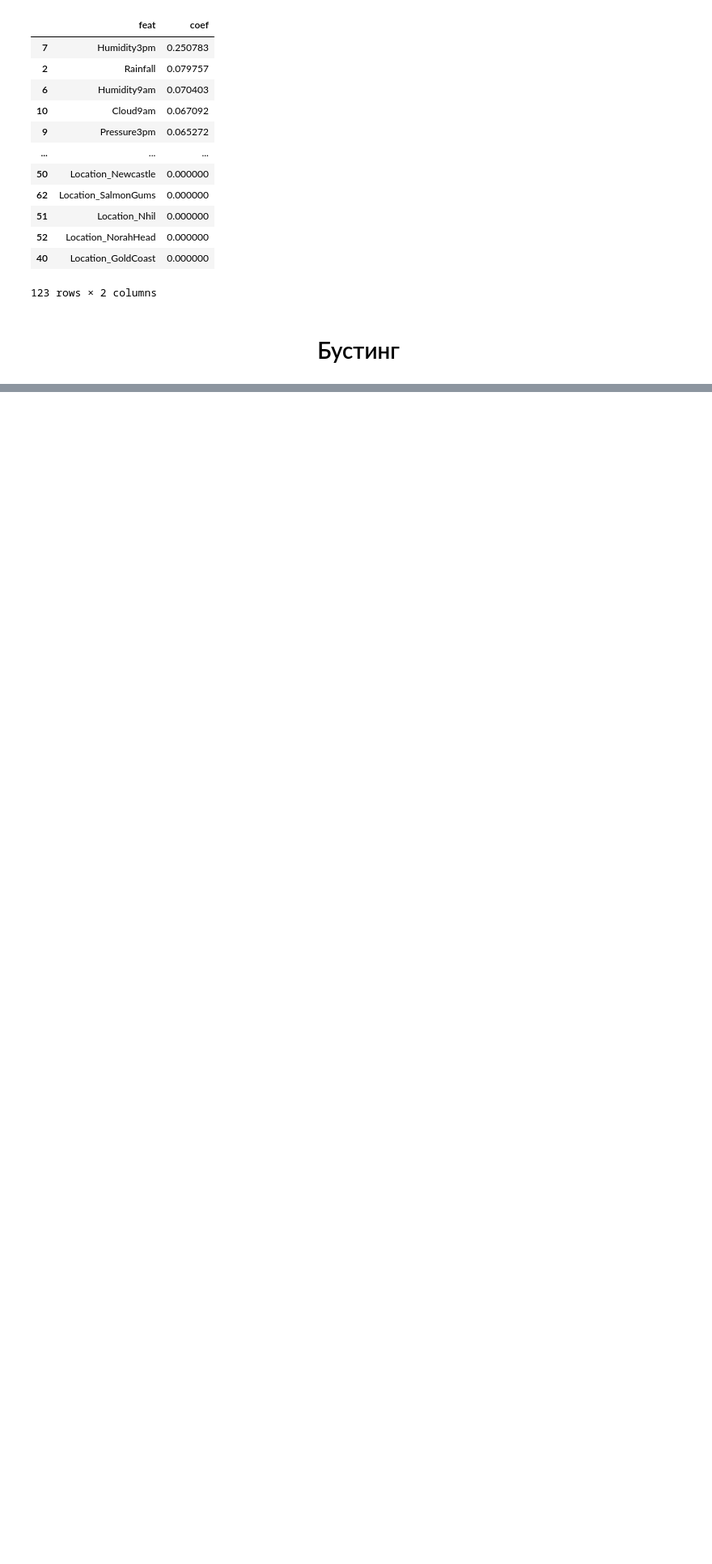
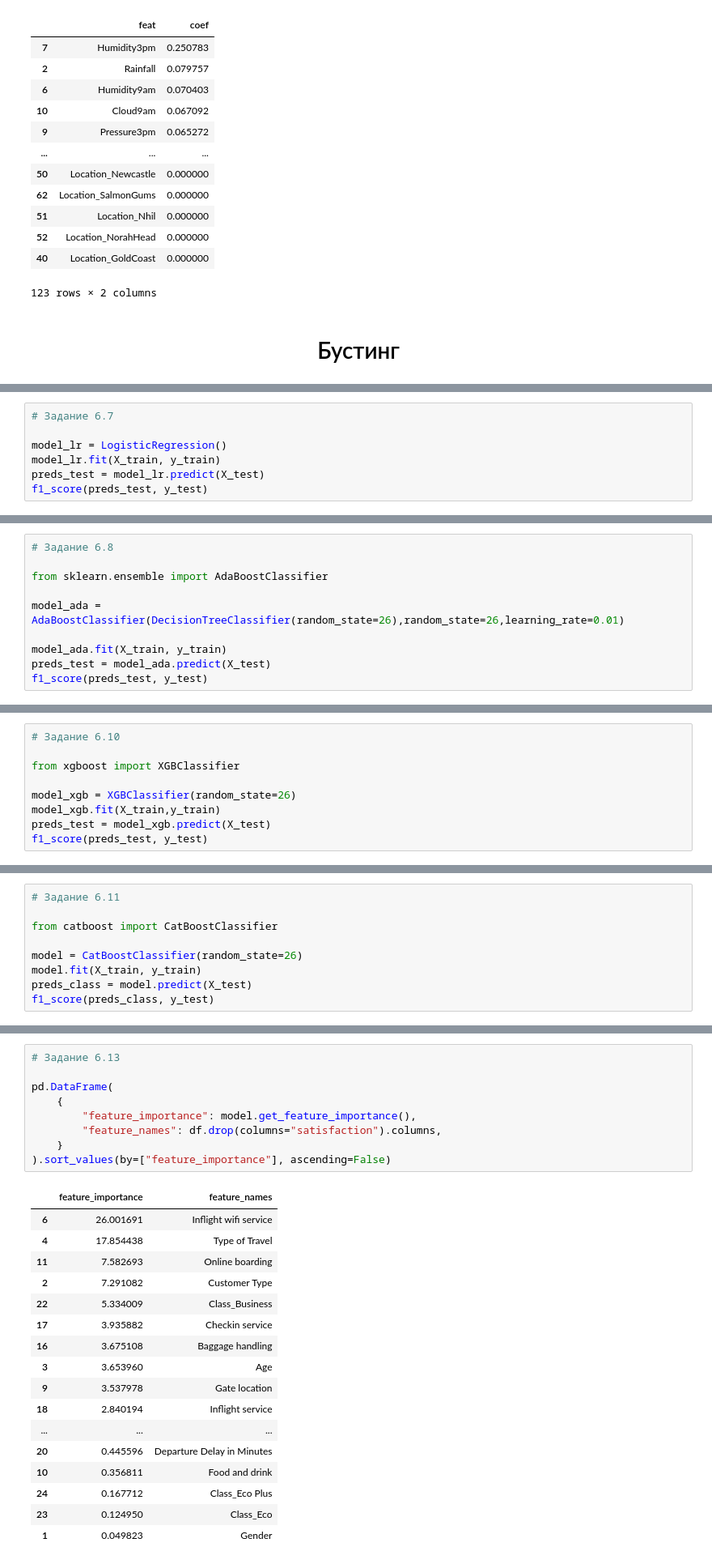
Before and after one commit to Rai1ag/Library, a Jupyter notebook: 6.HM_8_Математика ансамблей/theory.ipynb, the cells around one changed output, grey strips where cells are left out. Shown at 81% size. Drawn from its saved outputs; the diff is of its cells as text; blank space fills up the shorter version.

```diff
--- a/6.HM_8_Математика ансамблей/theory.ipynb
+++ b/6.HM_8_Математика ансамблей/theory.ipynb
@@ -463,0 +652,7 @@ pd.DataFrame({'feat': feature_names,
+# %%
+# Задание 6.7
+
+model_lr = LogisticRegression()
+model_lr.fit(X_train, y_train)
+preds_test = model_lr.predict(X_test)
+f1_score(preds_test, y_test)
@@ -463,0 +661,10 @@ pd.DataFrame({'feat': feature_names,
+# %%
+# Задание 6.8
+
+from sklearn.ensemble import AdaBoostClassifier
+
+model_ada = AdaBoostClassifier(DecisionTreeClassifier(random_state=26),random_state=26,learning_rate=0.01)
+
+model_ada.fit(X_train, y_train)
+preds_test = model_ada.predict(X_test)
+f1_score(preds_test, y_test)
@@ -463,0 +714,9 @@ pd.DataFrame({'feat': feature_names,
+# %%
+# Задание 6.10
+
+from xgboost import XGBClassifier
+
+model_xgb = XGBClassifier(random_state=26)
+model_xgb.fit(X_train,y_train)
+preds_test = model_xgb.predict(X_test)
+f1_score(preds_test, y_test)
@@ -463,0 +725,9 @@ pd.DataFrame({'feat': feature_names,
+# %%
+# Задание 6.11
+
+from catboost import CatBoostClassifier
+
+model = CatBoostClassifier(random_state=26)
+model.fit(X_train, y_train)
+preds_class = model.predict(X_test)
+f1_score(preds_class, y_test)
@@ -463,0 +765,27 @@ pd.DataFrame({'feat': feature_names,
+# %%
+# Задание 6.13
+
+pd.DataFrame(
+    {
+        "feature_importance": model.get_feature_importance(),
+        "feature_names": df.drop(columns="satisfaction").columns,
+    }
+).sort_values(by=["feature_importance"], ascending=False)
+# %% [output]
+|  | feature_importance | feature_names |
+| 6 | 26.001691 | Inflight wifi service |
+| 4 | 17.854438 | Type of Travel |
+| 11 | 7.582693 | Online boarding |
+| 2 | 7.291082 | Customer Type |
+| 22 | 5.334009 | Class_Business |
+| 17 | 3.935882 | Checkin service |
+| 16 | 3.675108 | Baggage handling |
+| 3 | 3.653960 | Age |
+| 9 | 3.537978 | Gate location |
+| 18 | 2.840194 | Inflight service |
+| ... | ... | ... |
+| 20 | 0.445596 | Departure Delay in Minutes |
+| 10 | 0.356811 | Food and drink |
+| 24 | 0.167712 | Class_Eco Plus |
+| 23 | 0.124950 | Class_Eco |
+| 1 | 0.049823 | Gender |
```
Also changed, not shown: parts of 34 cells of this notebook, 5 other files.
